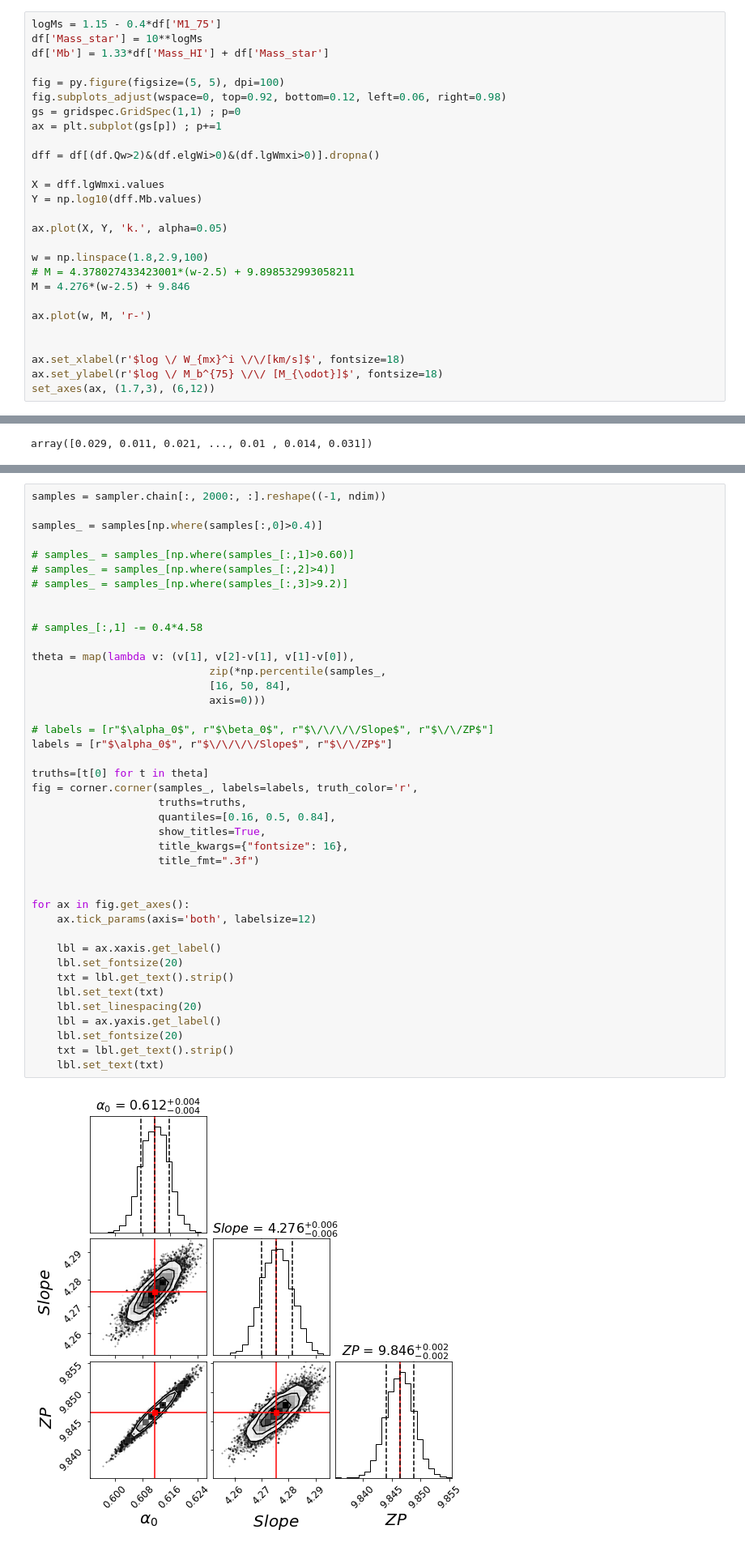
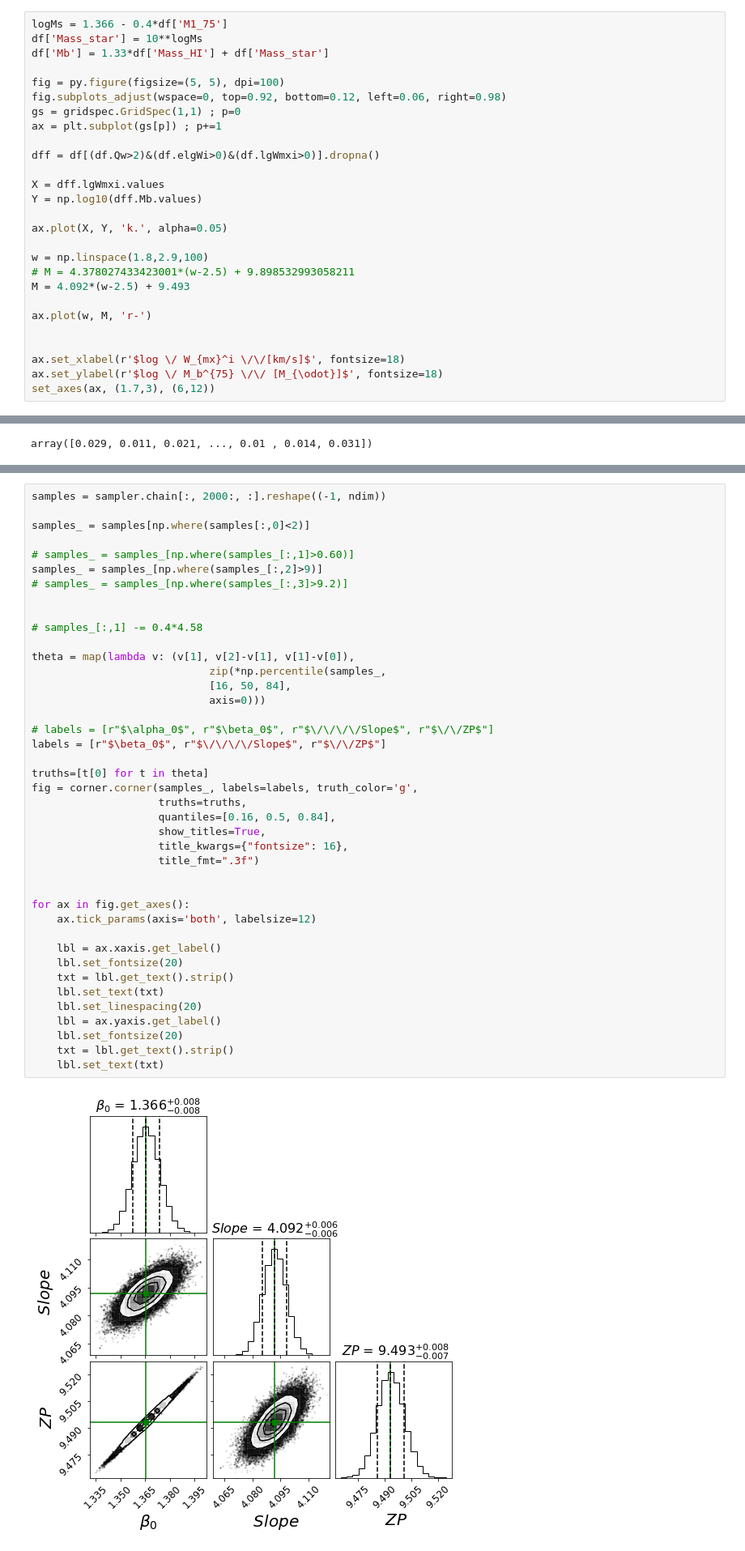
Before and after one commit to ekourkchi/test_TFRcatal, a Jupyter notebook: BTFR_fit_infrared.ipynb, the cells around one changed output, grey strips where cells are left out. Shown: that part at 81% size. Drawn from its saved outputs; the diff is of its cells as text.

```diff
--- a/BTFR_fit_infrared.ipynb
+++ b/BTFR_fit_infrared.ipynb
@@ -105,7 +105,7 @@ Index(['PGC', 'Name', 'Vhel', 'Vls', 'u', 'g', 'r', 'i', 'z', 'w1',
 | 4 | 55 | UGC12898 | 4779.0 | 5052.2 | 16.82 | 16.08 | 15.71 | 15.50 | 15.40 | 16.18 | ... | ... |
 5 rows × 120 columns
 # %%
-logMs = 1.15 - 0.4*df['M1_75']
+logMs = 1.366 - 0.4*df['M1_75']
 df['Mass_star'] = 10**logMs
 df['Mb'] = 1.33*df['Mass_HI'] + df['Mass_star']
 
@@ -123,7 +123,7 @@ ax.plot(X, Y, 'k.', alpha=0.05)
 
 w = np.linspace(1.8,2.9,100)
 # M = 4.378027433423001*(w-2.5) + 9.898532993058211
-M = 4.276*(w-2.5) + 9.846
+M = 4.092*(w-2.5) + 9.493
 
 ax.plot(w, M, 'r-')
 
@@ -216,46 +219,46 @@ print(t2-t1)
 # %%
 samples = sampler.chain[:, 2000:, :].reshape((-1, ndim))
 
-samples_ = samples[np.where(samples[:,0]>0.4)]
+samples_ = samples[np.where(samples[:,0]<2)]
 
 # samples_ = samples_[np.where(samples_[:,1]>0.60)]
-# samples_ = samples_[np.where(samples_[:,2]>4)]
+samples_ = samples_[np.where(samples_[:,2]>9)]
 # samples_ = samples_[np.where(samples_[:,3]>9.2)]
 
 
 # samples_[:,1] -= 0.4*4.58
 
 theta = map(lambda v: (v[1], v[2]-v[1], v[1]-v[0]),
                             zip(*np.percentile(samples_,
                             [16, 50, 84],
                             axis=0)))
 
 # labels = [r"$\alpha_0$", r"$\beta_0$", r"$\/\/\/\/Slope$", r"$\/\/ZP$"]
-labels = [r"$\alpha_0$", r"$\/\/\/\/Slope$", r"$\/\/ZP$"]
+labels = [r"$\beta_0$", r"$\/\/\/\/Slope$", r"$\/\/ZP$"]
 
 truths=[t[0] for t in theta]
-fig = corner.corner(samples_, labels=labels, truth_color='r',
+fig = corner.corner(samples_, labels=labels, truth_color='g',
                     truths=truths,
                     quantiles=[0.16, 0.5, 0.84],
                     show_titles=True,
                     title_kwargs={"fontsize": 16},
                     title_fmt=".3f")
 
 
 for ax in fig.get_axes():
     ax.tick_params(axis='both', labelsize=12)
 
     lbl = ax.xaxis.get_label()
     lbl.set_fontsize(20)
     txt = lbl.get_text().strip()
     lbl.set_text(txt)
     lbl.set_linespacing(20)
     lbl = ax.yaxis.get_label()
     lbl.set_fontsize(20)
     txt = lbl.get_text().strip()
     lbl.set_text(txt)
 # %% [output]
-[figure, old version]
+[figure, new version]
 # %%
 truths
 # %% [output]
```
Also changed, not shown: parts of 7 cells of this notebook, 1 other file.
